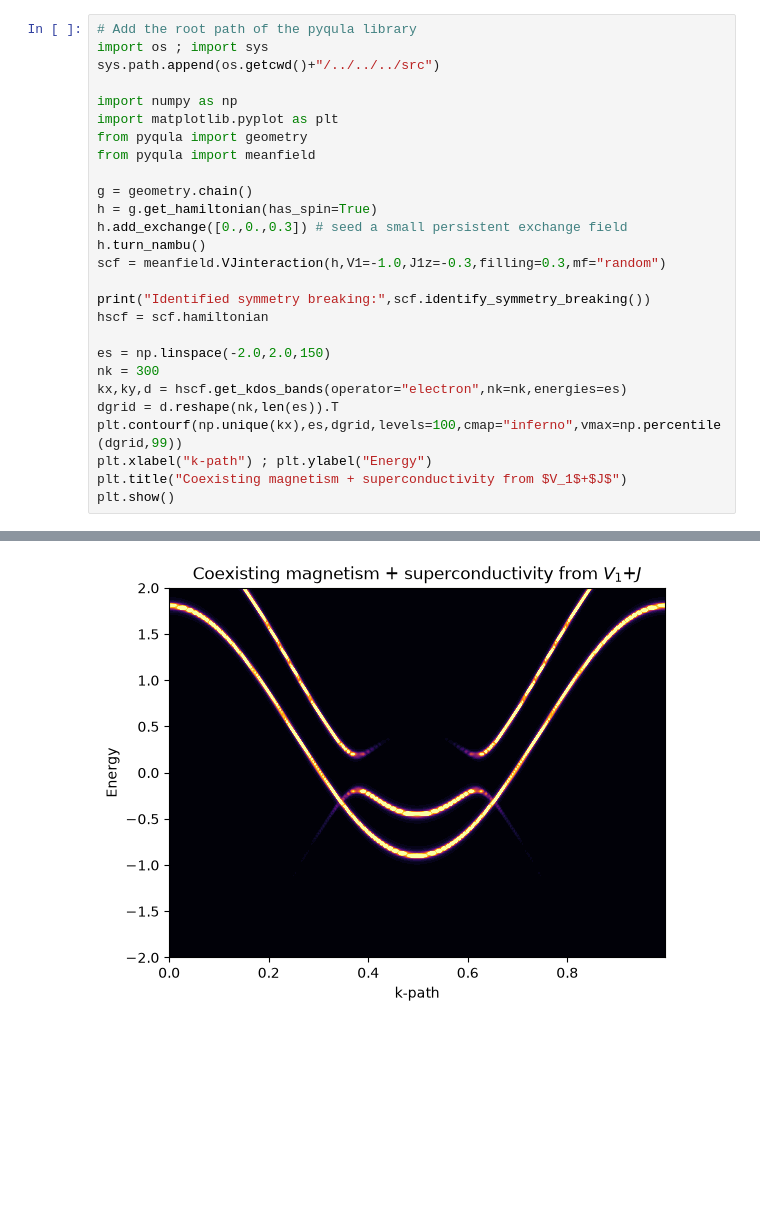
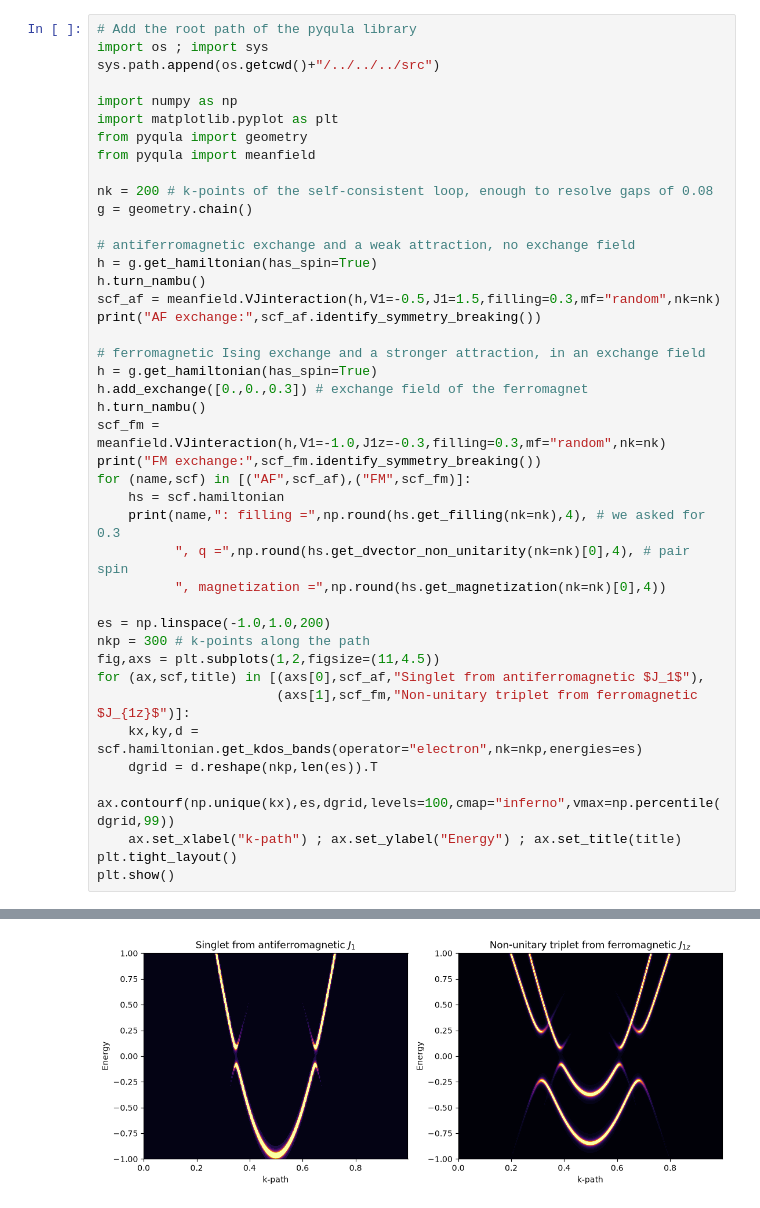
Before and after one commit to joselado/pyqula, a Jupyter notebook: jupyter-notebooks/functionalities/interacting_mean_field_hamiltonians/05_full_wick_noncollinear_sc.ipynb, the cells around one changed output, grey strips where cells are left out. Cells and saved outputs as stored; diff of their text form; blank space fills up the shorter version.

```diff
--- a/jupyter-notebooks/functionalities/interacting_mean_field_hamiltonians/05_full_wick_noncollinear_sc.ipynb
+++ b/jupyter-notebooks/functionalities/interacting_mean_field_hamiltonians/05_full_wick_noncollinear_sc.ipynb
@@ -17,21 +27,36 @@ import matplotlib.pyplot as plt
 from pyqula import geometry
 from pyqula import meanfield
 
+nk = 200 # k-points of the self-consistent loop, enough to resolve gaps of 0.08
 g = geometry.chain()
+
+# antiferromagnetic exchange and a weak attraction, no exchange field
 h = g.get_hamiltonian(has_spin=True)
-h.add_exchange([0.,0.,0.3]) # seed a small persistent exchange field
 h.turn_nambu()
-scf = meanfield.VJinteraction(h,V1=-1.0,J1z=-0.3,filling=0.3,mf="random")
+scf_af = meanfield.VJinteraction(h,V1=-0.5,J1=1.5,filling=0.3,mf="random",nk=nk)
+print("AF exchange:",scf_af.identify_symmetry_breaking())
 
-print("Identified symmetry breaking:",scf.identify_symmetry_breaking())
-hscf = scf.hamiltonian
+# ferromagnetic Ising exchange and a stronger attraction, in an exchange field
+h = g.get_hamiltonian(has_spin=True)
+h.add_exchange([0.,0.,0.3]) # exchange field of the ferromagnet
+h.turn_nambu()
+scf_fm = meanfield.VJinteraction(h,V1=-1.0,J1z=-0.3,filling=0.3,mf="random",nk=nk)
+print("FM exchange:",scf_fm.identify_symmetry_breaking())
+for (name,scf) in [("AF",scf_af),("FM",scf_fm)]:
+    hs = scf.hamiltonian
+    print(name,": filling =",np.round(hs.get_filling(nk=nk),4), # we asked for 0.3
+          ", q =",np.round(hs.get_dvector_non_unitarity(nk=nk)[0],4), # pair spin
+          ", magnetization =",np.round(hs.get_magnetization(nk=nk)[0],4))
 
-es = np.linspace(-2.0,2.0,150)
-nk = 300
-kx,ky,d = hscf.get_kdos_bands(operator="electron",nk=nk,energies=es)
-dgrid = d.reshape(nk,len(es)).T
-plt.contourf(np.unique(kx),es,dgrid,levels=100,cmap="inferno",vmax=np.percentile(dgrid,99))
-plt.xlabel("k-path") ; plt.ylabel("Energy")
-plt.title("Coexisting magnetism + superconductivity from $V_1$+$J$")
+es = np.linspace(-1.0,1.0,200)
+nkp = 300 # k-points along the path
+fig,axs = plt.subplots(1,2,figsize=(11,4.5))
+for (ax,scf,title) in [(axs[0],scf_af,"Singlet from antiferromagnetic $J_1$"),
+                       (axs[1],scf_fm,"Non-unitary triplet from ferromagnetic $J_{1z}$")]:
+    kx,ky,d = scf.hamiltonian.get_kdos_bands(operator="electron",nk=nkp,energies=es)
+    dgrid = d.reshape(nkp,len(es)).T
+    ax.contourf(np.unique(kx),es,dgrid,levels=100,cmap="inferno",vmax=np.percentile(dgrid,99))
+    ax.set_xlabel("k-path") ; ax.set_ylabel("Energy") ; ax.set_title(title)
+plt.tight_layout()
 plt.show()
 # %% [output]
@@ -39 +67 @@ Identified symmetry breaking: ['magnetic', 'ferroZ', 'dx SC', 'dy SC', 'up-up pa
-[figure, old version]
+[figure, new version]
```
Also changed, not shown: parts of 4 cells of this notebook, 10 other files.
